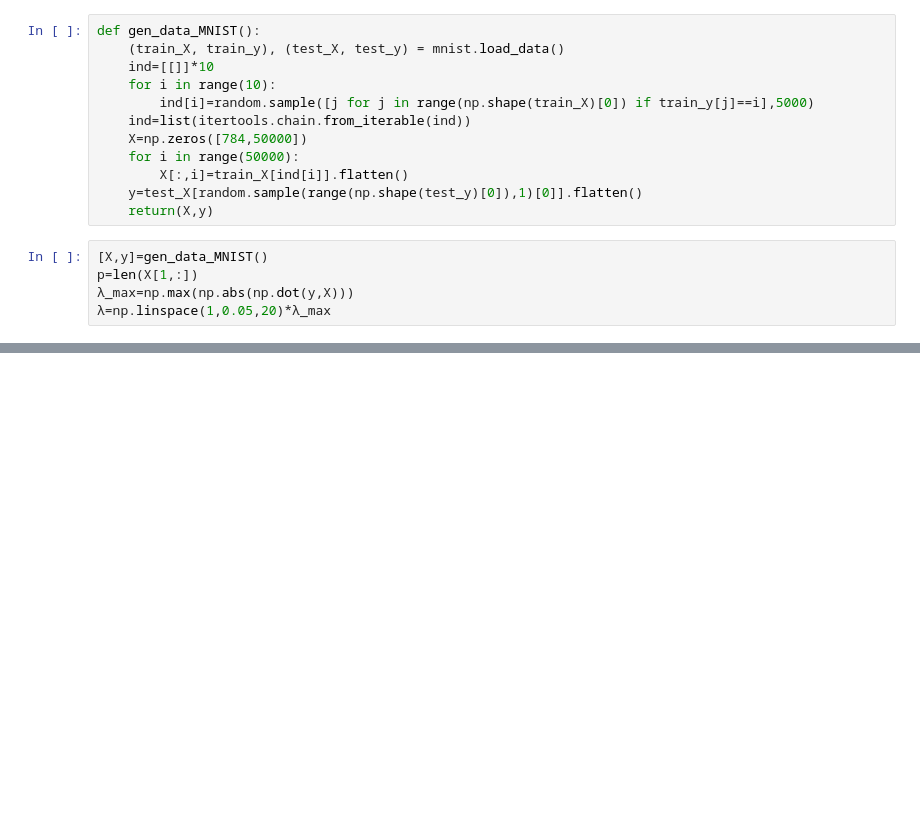
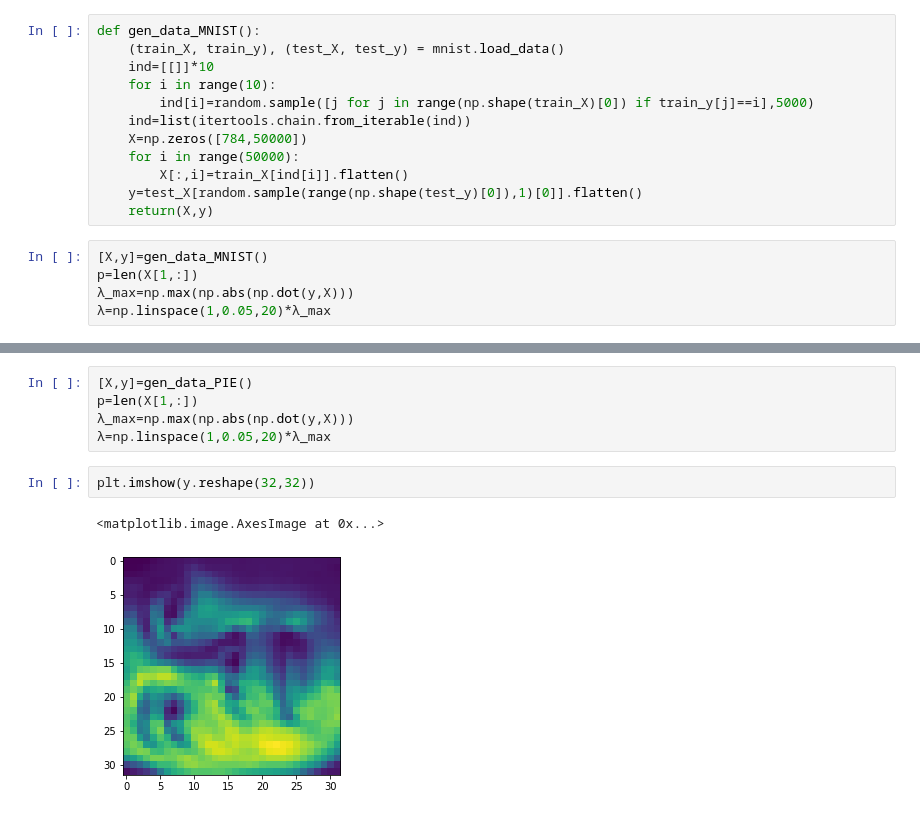
Before and after one commit to nathanln/Parcimony, a Jupyter notebook: Sasvi.ipynb, the cells around one changed output, grey strips where cells are left out. Saved outputs shown, nothing was run; the diff lists cells and outputs as text; blank space fills up the shorter version.

```diff
--- a/Sasvi.ipynb
+++ b/Sasvi.ipynb
@@ -233,0 +281,10 @@ Number of variables removed with safe rule : 0
+# %%
+[X,y]=gen_data_PIE()
+p=len(X[1,:])
+λ_max=np.max(np.abs(np.dot(y,X)))
+λ=np.linspace(1,0.05,20)*λ_max
+# %%
+plt.imshow(y.reshape(32,32))
+# %% [output]
+<matplotlib.image.AxesImage at 0x...>
+[figure, added]
```
Also changed, not shown: parts of 15 cells of this notebook, 7 other files.
